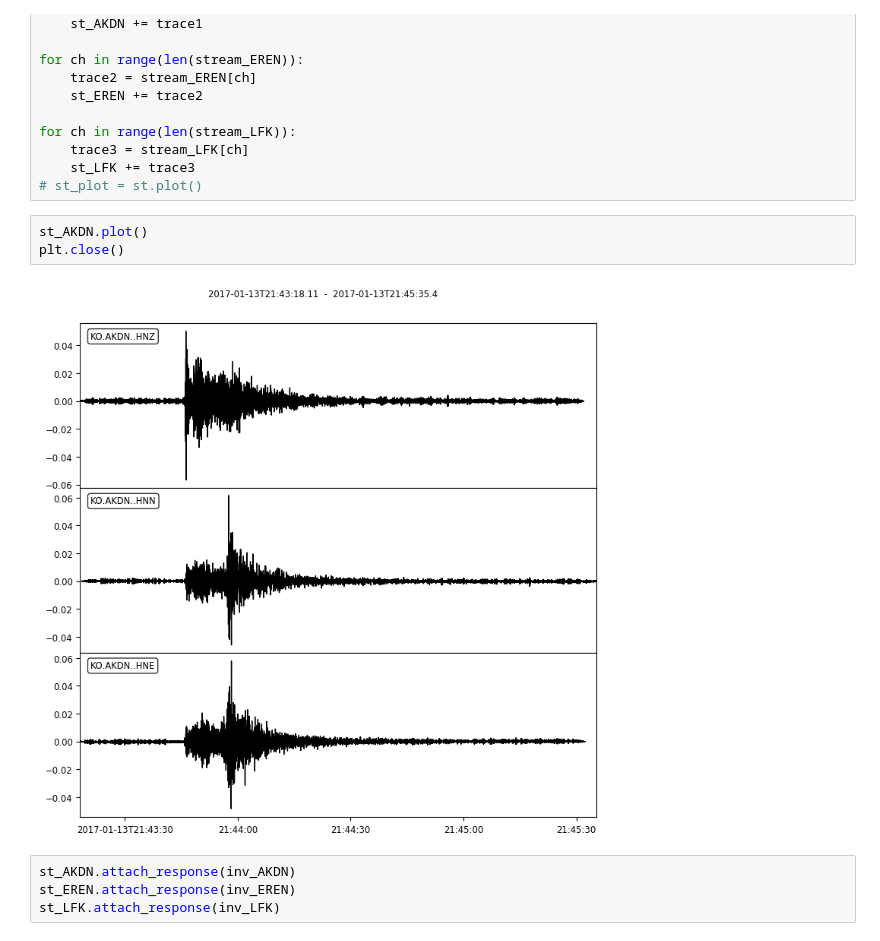
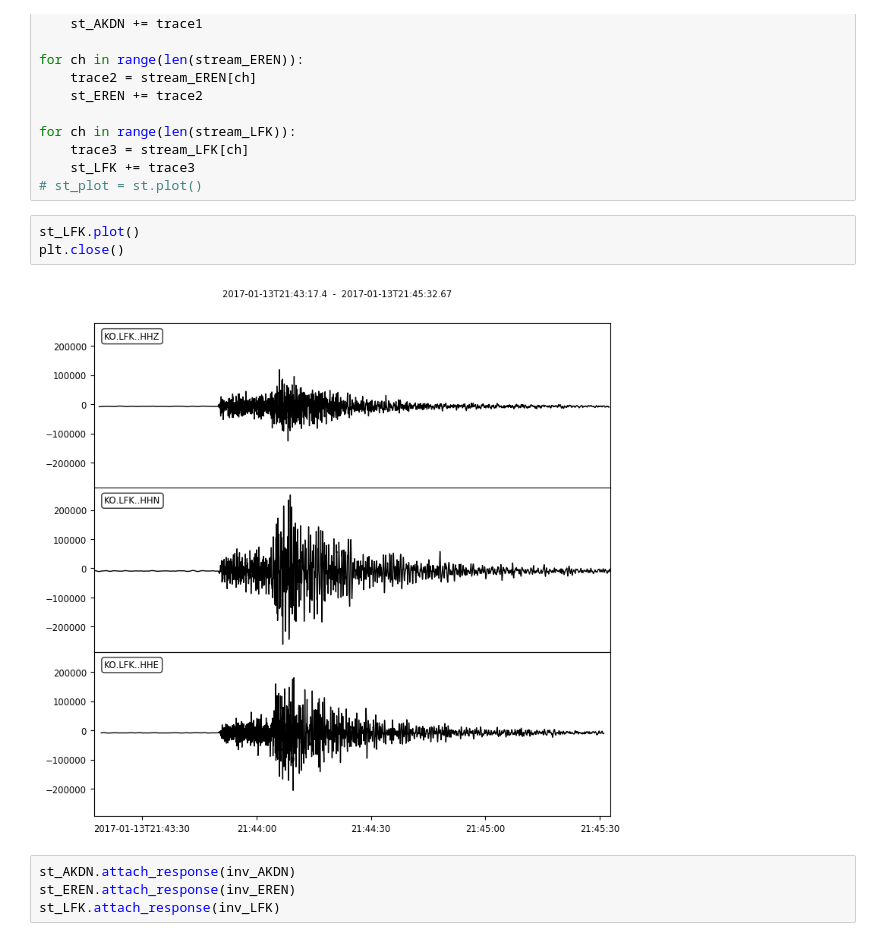
Before and after one commit to arman258/Thesis, a Jupyter notebook: Test.ipynb, the cells around one changed output. Cells and saved outputs as stored; diff of their text form.

```diff
--- a/Test.ipynb
+++ b/Test.ipynb
@@ -107,10 +115,10 @@ for ch in range(len(stream_LFK)):
     st_LFK += trace3
 # st_plot = st.plot()
 # %%
-st_AKDN.plot()
+st_LFK.plot()
 plt.close()
 # %% [output]
-[figure, old version]
+[figure, new version]
 # %%
 st_AKDN.attach_response(inv_AKDN)
 st_EREN.attach_response(inv_EREN)
```
Also changed, not shown: parts of 9 cells of this notebook.
